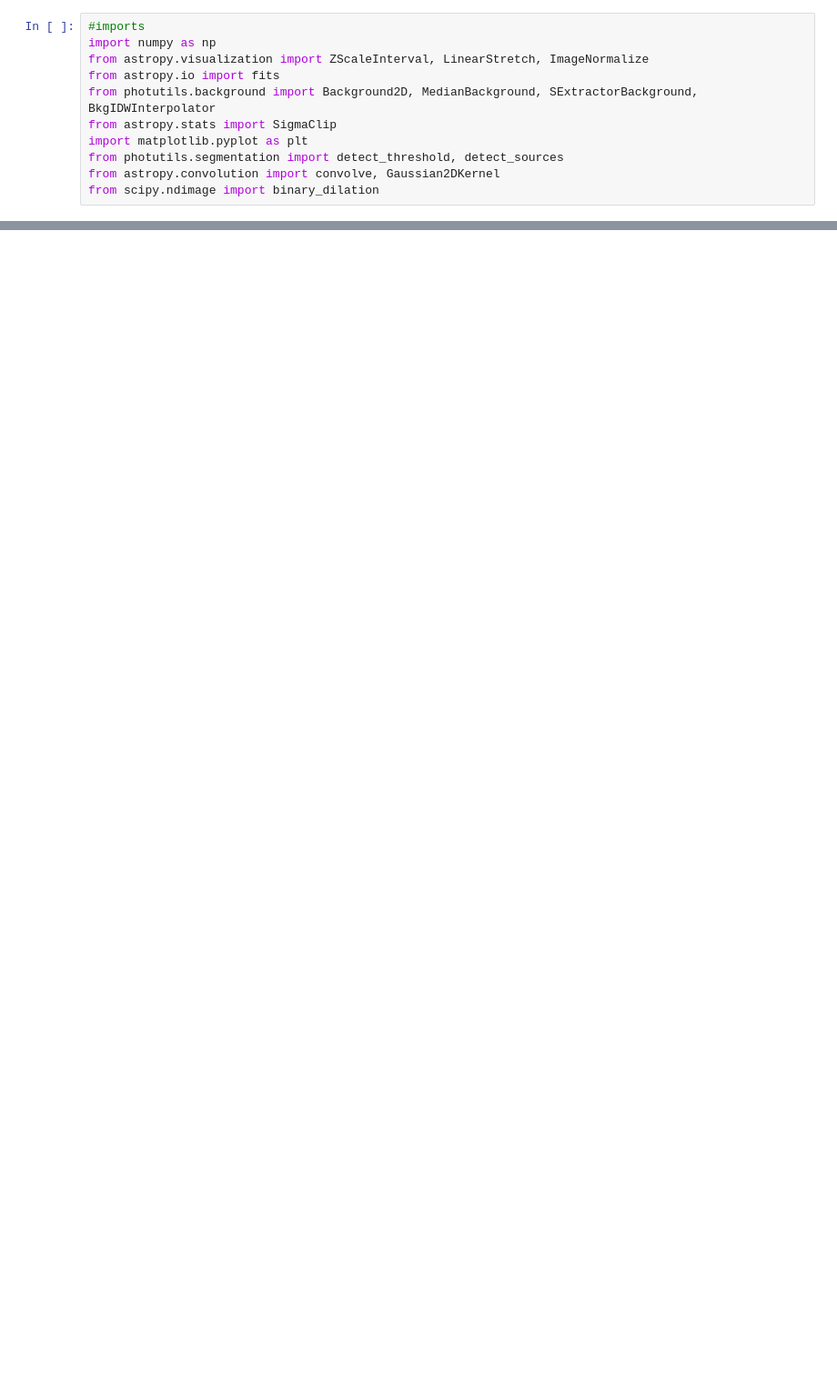
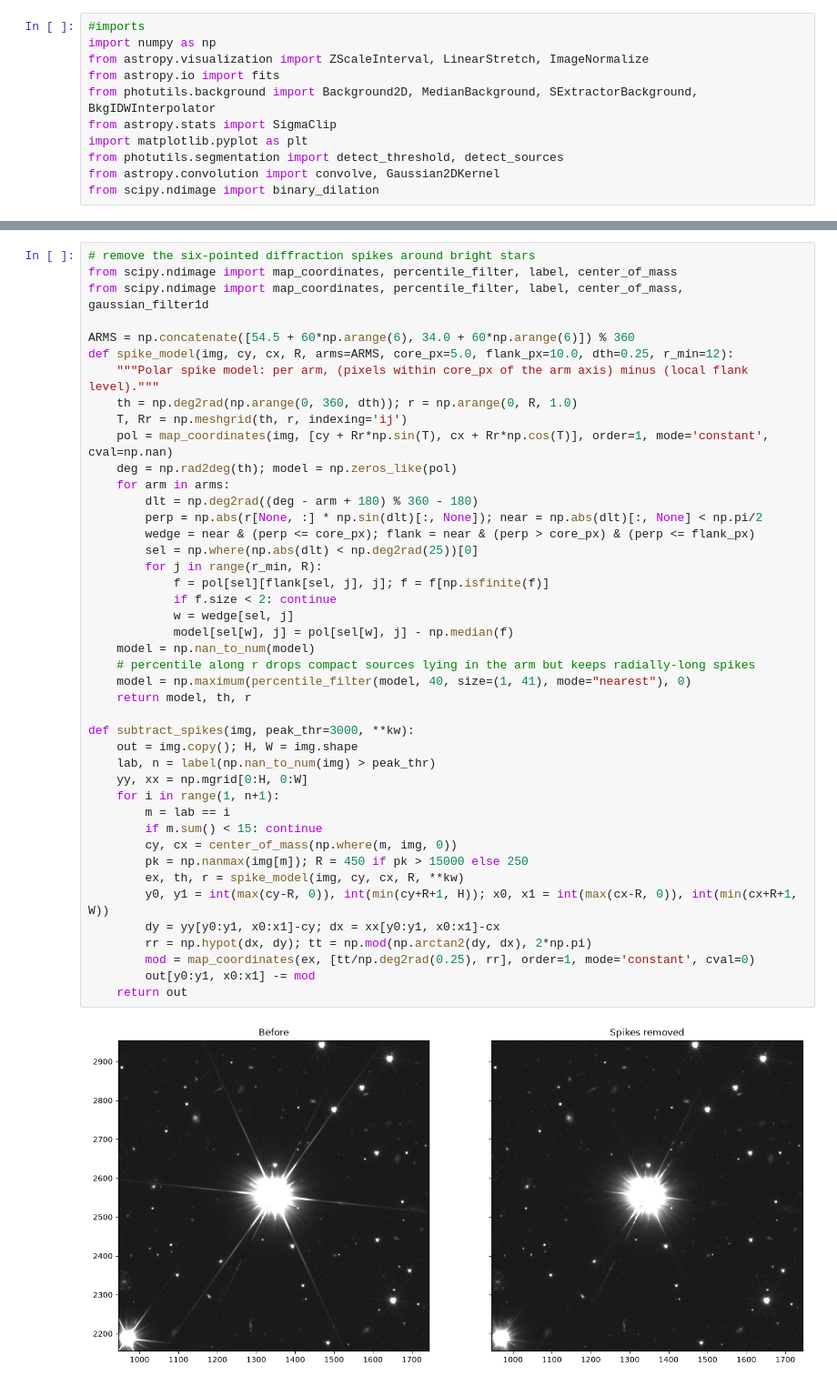
Before and after one commit to Dhruv-Mantri/cosmic-cleanup, a Jupyter notebook: clean_images.ipynb, the cells around one changed output, grey strips where cells are left out. Shown at 91% size. Saved outputs shown, nothing was run; the diff lists cells and outputs as text; blank space fills up the shorter version.

```diff
--- a/clean_images.ipynb
+++ b/clean_images.ipynb
@@ -86,0 +96,45 @@ plt.show()
+# %%
+# remove the six-pointed diffraction spikes around bright stars
+from scipy.ndimage import map_coordinates, percentile_filter, label, center_of_mass
+from scipy.ndimage import map_coordinates, percentile_filter, label, center_of_mass, gaussian_filter1d
+
+ARMS = np.concatenate([54.5 + 60*np.arange(6), 34.0 + 60*np.arange(6)]) % 360
+def spike_model(img, cy, cx, R, arms=ARMS, core_px=5.0, flank_px=10.0, dth=0.25, r_min=12):
+    """Polar spike model: per arm, (pixels within core_px of the arm axis) minus (local flank level)."""
+    th = np.deg2rad(np.arange(0, 360, dth)); r = np.arange(0, R, 1.0)
+    T, Rr = np.meshgrid(th, r, indexing='ij')
+    pol = map_coordinates(img, [cy + Rr*np.sin(T), cx + Rr*np.cos(T)], order=1, mode='constant', cval=np.nan)
+    deg = np.rad2deg(th); model = np.zeros_like(pol)
+    for arm in arms:
+        dlt = np.deg2rad((deg - arm + 180) % 360 - 180)
+        perp = np.abs(r[None, :] * np.sin(dlt)[:, None]); near = np.abs(dlt)[:, None] < np.pi/2
+        wedge = near & (perp <= core_px); flank = near & (perp > core_px) & (perp <= flank_px)
+        sel = np.where(np.abs(dlt) < np.deg2rad(25))[0]
+        for j in range(r_min, R):
+            f = pol[sel][flank[sel, j], j]; f = f[np.isfinite(f)]
+            if f.size < 2: continue
+            w = wedge[sel, j]
+            model[sel[w], j] = pol[sel[w], j] - np.median(f)
+    model = np.nan_to_num(model)
+    # percentile along r drops compact sources lying in the arm but keeps radially-long spikes
+    model = np.maximum(percentile_filter(model, 40, size=(1, 41), mode="nearest"), 0)
+    return model, th, r
+
+def subtract_spikes(img, peak_thr=3000, **kw):
+    out = img.copy(); H, W = img.shape
+    lab, n = label(np.nan_to_num(img) > peak_thr)
+    yy, xx = np.mgrid[0:H, 0:W]
+    for i in range(1, n+1):
+        m = lab == i
+        if m.sum() < 15: continue
+        cy, cx = center_of_mass(np.where(m, img, 0))
+        pk = np.nanmax(img[m]); R = 450 if pk > 15000 else 250
+        ex, th, r = spike_model(img, cy, cx, R, **kw)
+        y0, y1 = int(max(cy-R, 0)), int(min(cy+R+1, H)); x0, x1 = int(max(cx-R, 0)), int(min(cx+R+1, W))
+        dy = yy[y0:y1, x0:x1]-cy; dx = xx[y0:y1, x0:x1]-cx
+        rr = np.hypot(dx, dy); tt = np.mod(np.arctan2(dy, dx), 2*np.pi)
+        mod = map_coordinates(ex, [tt/np.deg2rad(0.25), rr], order=1, mode='constant', cval=0)
+        out[y0:y1, x0:x1] -= mod
+    return out
+# %% [output]
+[figure, added]
```
Also changed, not shown: parts of 5 cells of this notebook.
